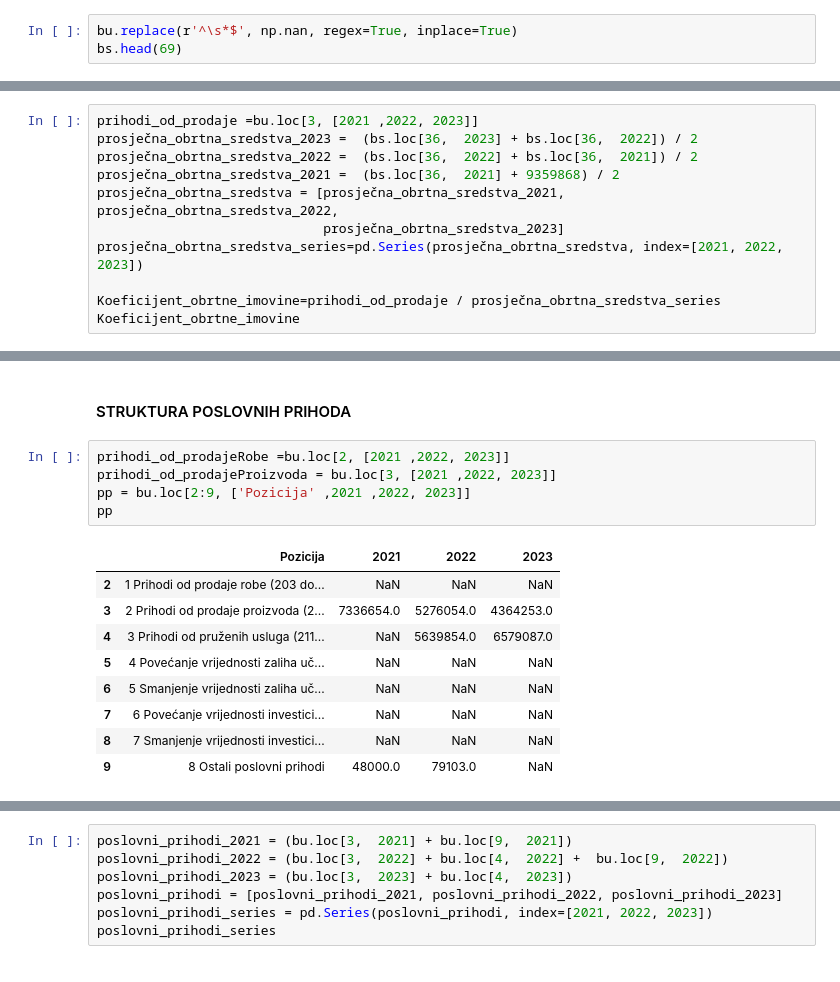
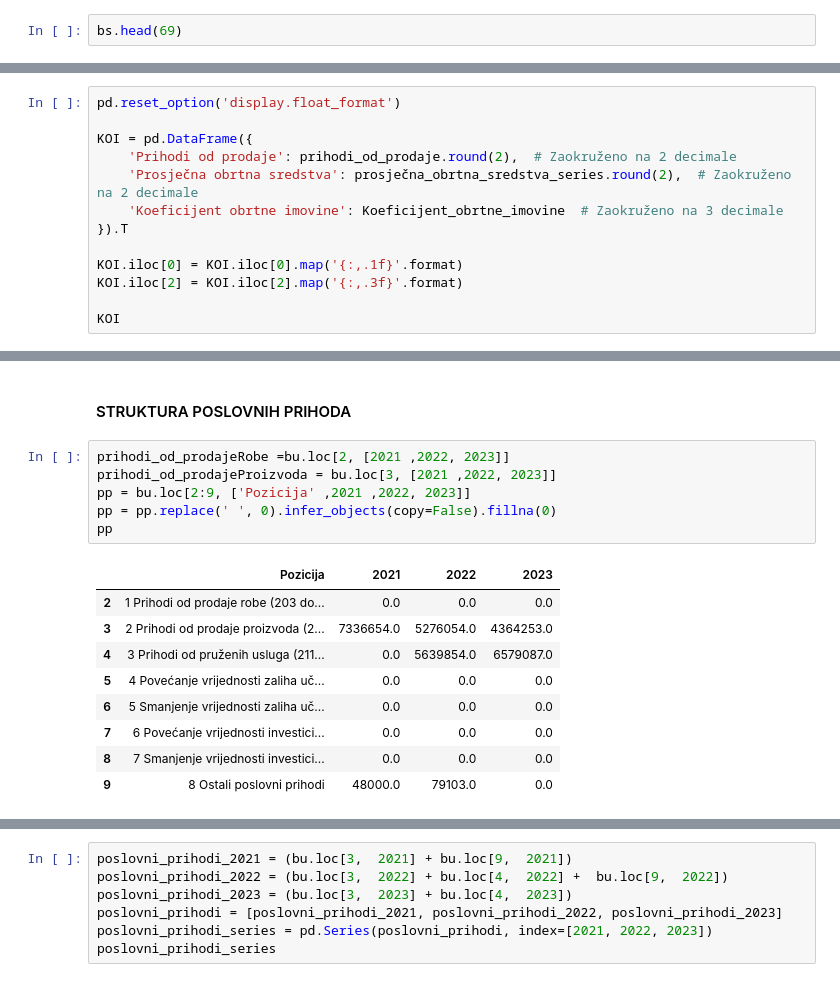
Before and after one commit to OgnjenBN/Diplomski, a Jupyter notebook: BILANSI1 - Copy.ipynb, the cells around one changed output, grey strips where cells are left out. Drawn from its saved outputs; the diff is of its cells as text.

```diff
--- a/BILANSI1 - Copy.ipynb
+++ b/BILANSI1 - Copy.ipynb
@@ -8,7 +36,6 @@ bu = pd.read_excel('bilans_uspjeha.xlsx')
 bs = pd.read_excel('bilans_stanja.xlsx')
 nt = pd.read_excel('izvjestaj_o_novcanim tokovima.xlsx')
 # %%
-bu.replace(r'^\s*$', np.nan, regex=True, inplace=True)
 bs.head(69)
 # %% [output]
 |  | Pozicija | 2021 | 2022 | 2023 |
@@ -627,14 +640,16 @@ plt.show()
 # %% [markdown]
 #### KOEFICIJENT OBRTNE IMOVINE I DANI VEZIVANJA OBRTNE IMOVINE
 # %%
-prihodi_od_prodaje =bu.loc[3, [2021 ,2022, 2023]]
-prosječna_obrtna_sredstva_2023 =  (bs.loc[36,  2023] + bs.loc[36,  2022]) / 2
-prosječna_obrtna_sredstva_2022 =  (bs.loc[36,  2022] + bs.loc[36,  2021]) / 2
-prosječna_obrtna_sredstva_2021 =  (bs.loc[36,  2021] + 9359868) / 2
-prosječna_obrtna_sredstva = [prosječna_obrtna_sredstva_2021, prosječna_obrtna_sredstva_2022,
-                             prosječna_obrtna_sredstva_2023]
-prosječna_obrtna_sredstva_series=pd.Series(prosječna_obrtna_sredstva, index=[2021, 2022, 2023])
+pd.reset_option('display.float_format')
 
-Koeficijent_obrtne_imovine=prihodi_od_prodaje / prosječna_obrtna_sredstva_series
-Koeficijent_obrtne_imovine
+KOI = pd.DataFrame({
+    'Prihodi od prodaje': prihodi_od_prodaje.round(2),  # Zaokruženo na 2 decimale
+    'Prosječna obrtna sredstva': prosječna_obrtna_sredstva_series.round(2),  # Zaokruženo na 2 decimale
+    'Koeficijent obrtne imovine': Koeficijent_obrtne_imovine  # Zaokruženo na 3 decimale
+}).T
+
+KOI.iloc[0] = KOI.iloc[0].map('{:,.1f}'.format)
+KOI.iloc[2] = KOI.iloc[2].map('{:,.3f}'.format)
+
+KOI
 # %% [output]
@@ -874,18 +896,19 @@ plt.show()
 # %%
 prihodi_od_prodajeRobe =bu.loc[2, [2021 ,2022, 2023]]
 prihodi_od_prodajeProizvoda = bu.loc[3, [2021 ,2022, 2023]]
 pp = bu.loc[2:9, ['Pozicija' ,2021 ,2022, 2023]]
+pp = pp.replace(' ', 0).infer_objects(copy=False).fillna(0)
 pp
 # %% [output]
 |  | Pozicija | 2021 | 2022 | 2023 |
-| 2 | 1 Prihodi od prodaje robe (203 do... | NaN | NaN | NaN |
+| 2 | 1 Prihodi od prodaje robe (203 do... | 0.0 | 0.0 | 0.0 |
 | 3 | 2 Prihodi od prodaje proizvoda (2... | 7336654.0 | 5276054.0 | 4364253.0 |
-| 4 | 3 Prihodi od pruženih usluga (211... | NaN | 5639854.0 | 6579087.0 |
-| 5 | 4 Povećanje vrijednosti zaliha uč... | NaN | NaN | NaN |
-| 6 | 5 Smanjenje vrijednosti zaliha uč... | NaN | NaN | NaN |
-| 7 | 6 Povećanje vrijednosti investici... | NaN | NaN | NaN |
-| 8 | 7 Smanjenje vrijednosti investici... | NaN | NaN | NaN |
-| 9 | 8 Ostali poslovni prihodi | 48000.0 | 79103.0 | NaN |
+| 4 | 3 Prihodi od pruženih usluga (211... | 0.0 | 5639854.0 | 6579087.0 |
+| 5 | 4 Povećanje vrijednosti zaliha uč... | 0.0 | 0.0 | 0.0 |
+| 6 | 5 Smanjenje vrijednosti zaliha uč... | 0.0 | 0.0 | 0.0 |
+| 7 | 6 Povećanje vrijednosti investici... | 0.0 | 0.0 | 0.0 |
+| 8 | 7 Smanjenje vrijednosti investici... | 0.0 | 0.0 | 0.0 |
+| 9 | 8 Ostali poslovni prihodi | 48000.0 | 79103.0 | 0.0 |
 # %%
 data = {
     'Pozicija': ['1 Prihodi od prodaje robe ',
```
Also changed, not shown: parts of 45 cells of this notebook.
